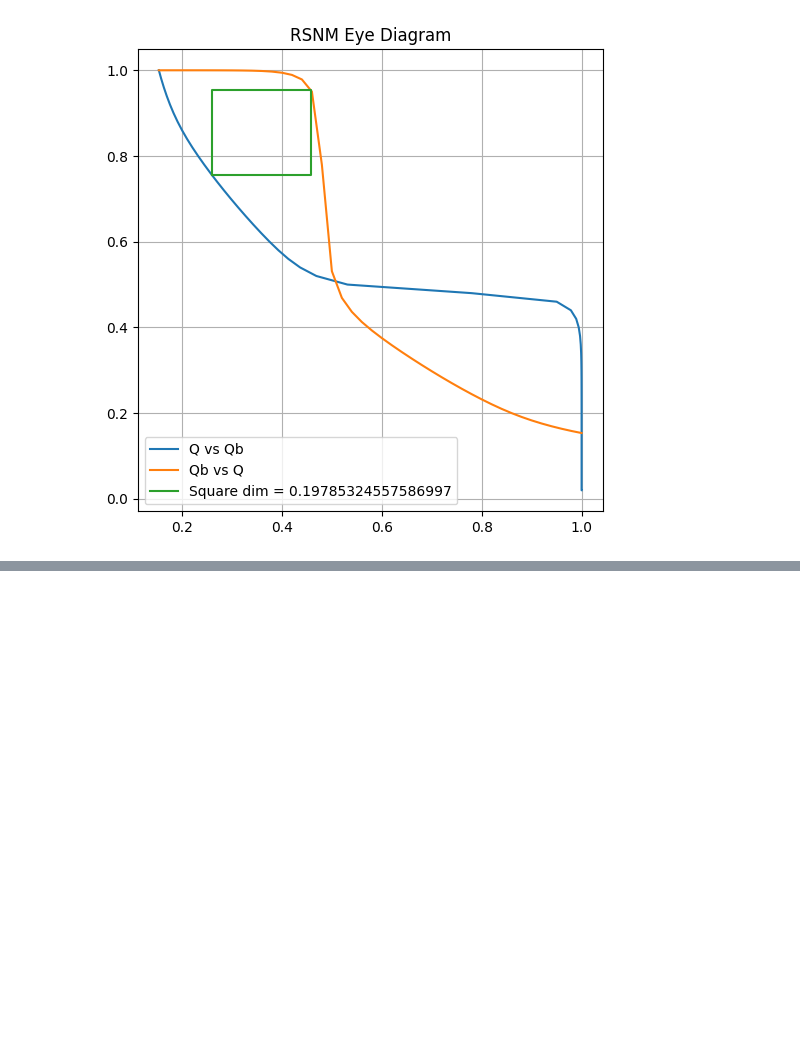
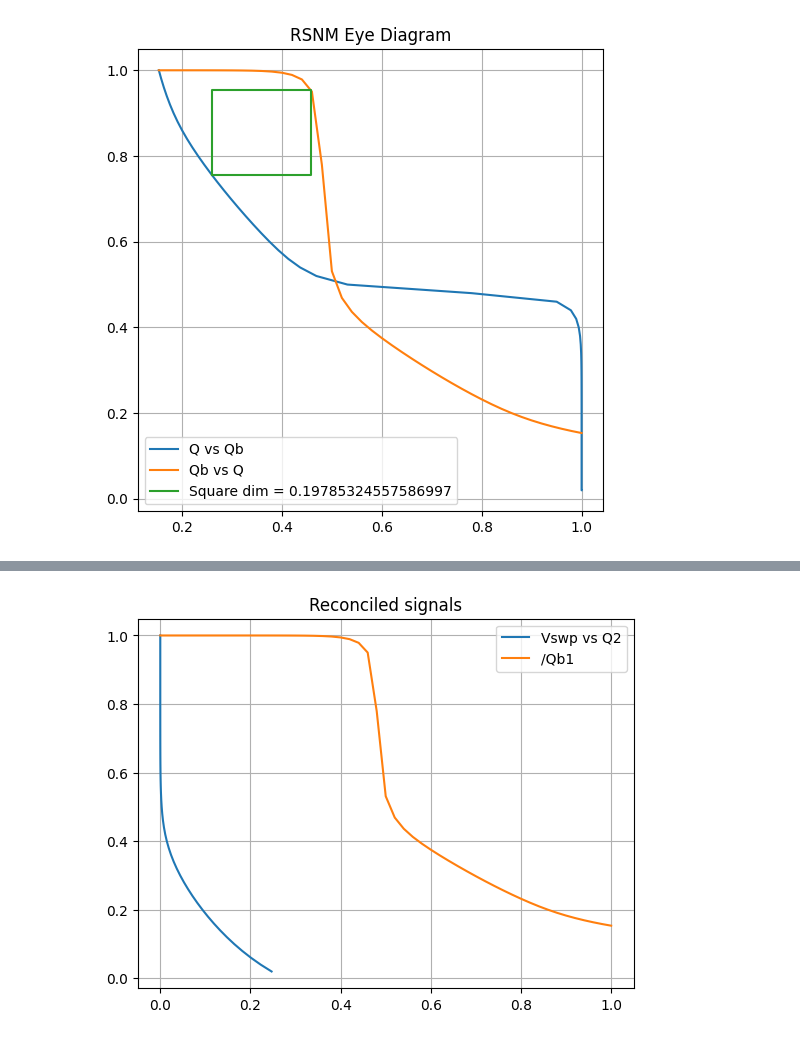
Before and after one commit to FSharp4/vcsvgenie, a Jupyter notebook: vcsvgenie/_dev/sram_6t_characterization.ipynb, the cells around one changed output, grey strips where cells are left out. Drawn from its saved outputs; the diff is of its cells as text; code cells hidden in the pictures; blank space fills up the shorter version.

```diff
--- a/vcsvgenie/_dev/sram_6t_characterization.ipynb
+++ b/vcsvgenie/_dev/sram_6t_characterization.ipynb
@@ -61,0 +93,19 @@ Anchor idx = 18
+# %%
+write_result.reconcile()
+plt.figure()
+plt.plot(
+    write_result.signal1.x,
+    write_result.signal1.y,
+    label=write_result.signal1.title
+)
+plt.plot(
+    write_result.signal2.x,
+    write_result.signal2.y,
+    label=write_result.signal2.title
+)
+plt.title("Reconciled signals")
+plt.legend()
+plt.grid(visible=True, which='both', axis='both')
+plt.show()
+# %% [output]
+[figure, added]
```
Also changed, not shown: parts of 10 cells of this notebook, 9 other files.
